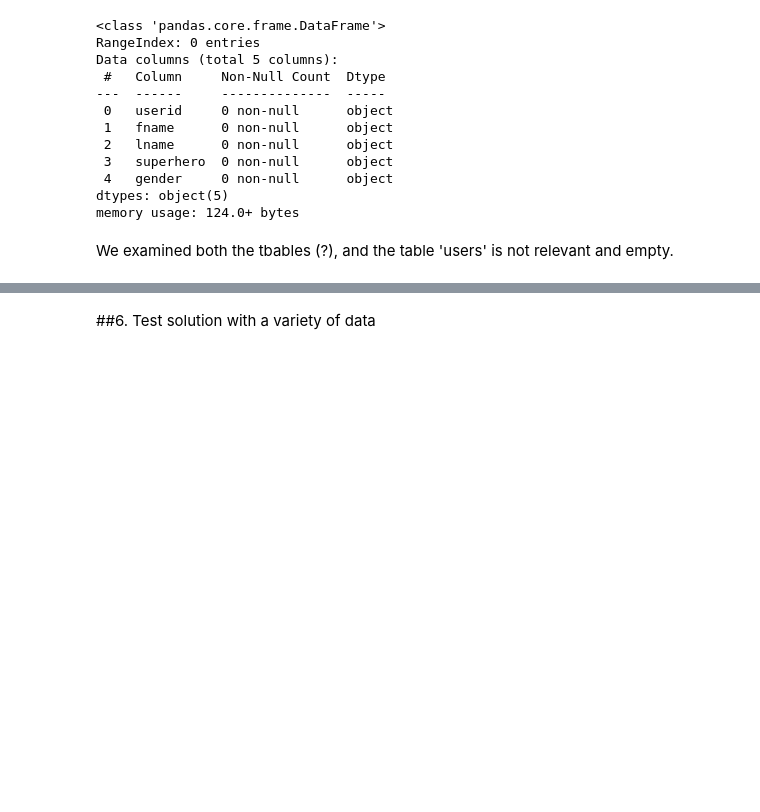
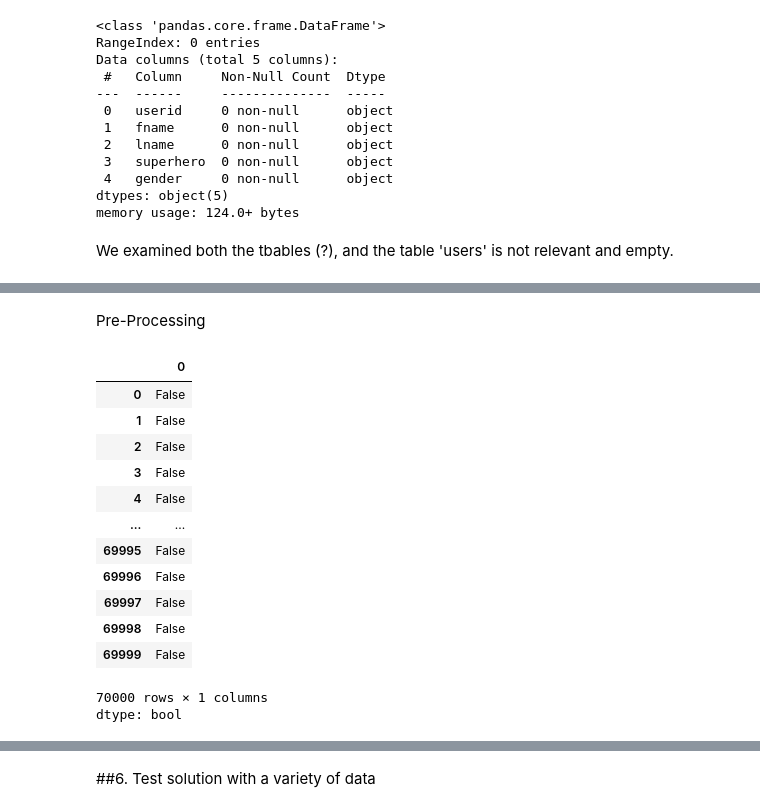
Before and after one commit to monikabuss/ISYS5002-2024-semester2, a Jupyter notebook: Code_Development_Colab.ipynb, the cells around one changed output, grey strips where cells are left out. Drawn from its saved outputs; the diff is of its cells as text; code cells hidden in the pictures; blank space fills up the shorter version.

```diff
--- a/Code_Development_Colab.ipynb
+++ b/Code_Development_Colab.ipynb
@@ -203,3 +204,23 @@ med_ex_df.describe()
 | 50% | 50001.500000 | 19703.000000 | 1.000000 | 165.000000 | 72.000000 | 120.000000 | 80.000000 | 1.000000 | 1.000000 | 0.000000 | 0.000000 | ... |
 | 75% | 74889.250000 | 21327.000000 | 2.000000 | 170.000000 | 82.000000 | 140.000000 | 90.000000 | 2.000000 | 1.000000 | 0.000000 | 0.000000 | ... |
 | max | 99999.000000 | 23713.000000 | 3.000000 | 250.000000 | 200.000000 | 16020.000000 | 11000.000000 | 3.000000 | 3.000000 | 1.000000 | 1.000000 | ... |
+# %% [markdown]
+Pre-Processing
+# %%
+#check for duplicates but here not all seen
+med_ex_df.duplicated()
+# %% [output]
+|  | 0 |
+| 0 | False |
+| 1 | False |
+| 2 | False |
+| 3 | False |
+| 4 | False |
+| ... | ... |
+| 69995 | False |
+| 69996 | False |
+| 69997 | False |
+| 69998 | False |
+| 69999 | False |
+70000 rows × 1 columns
+dtype: bool
```
Also changed, not shown: parts of 6 cells of this notebook.
